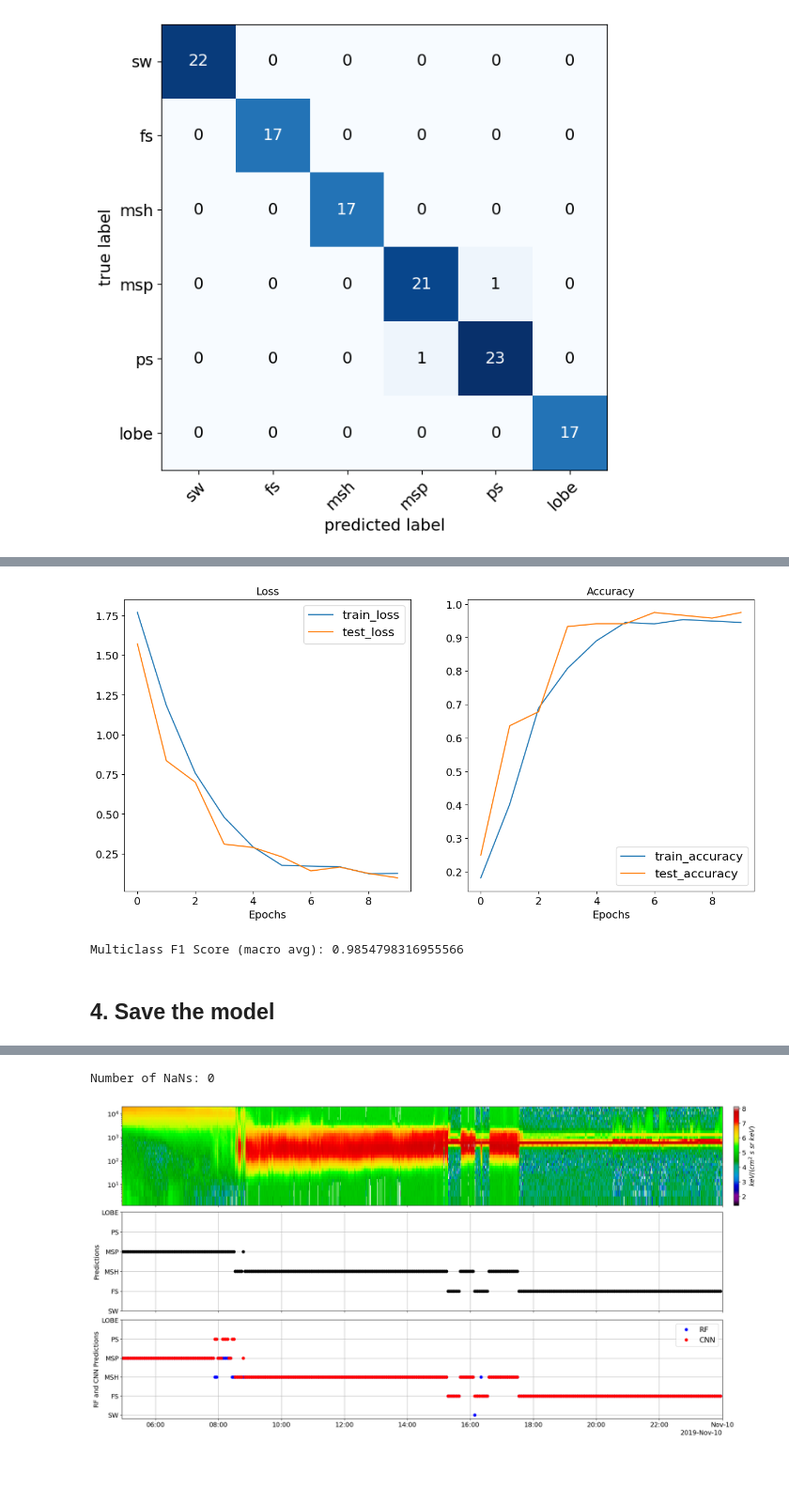
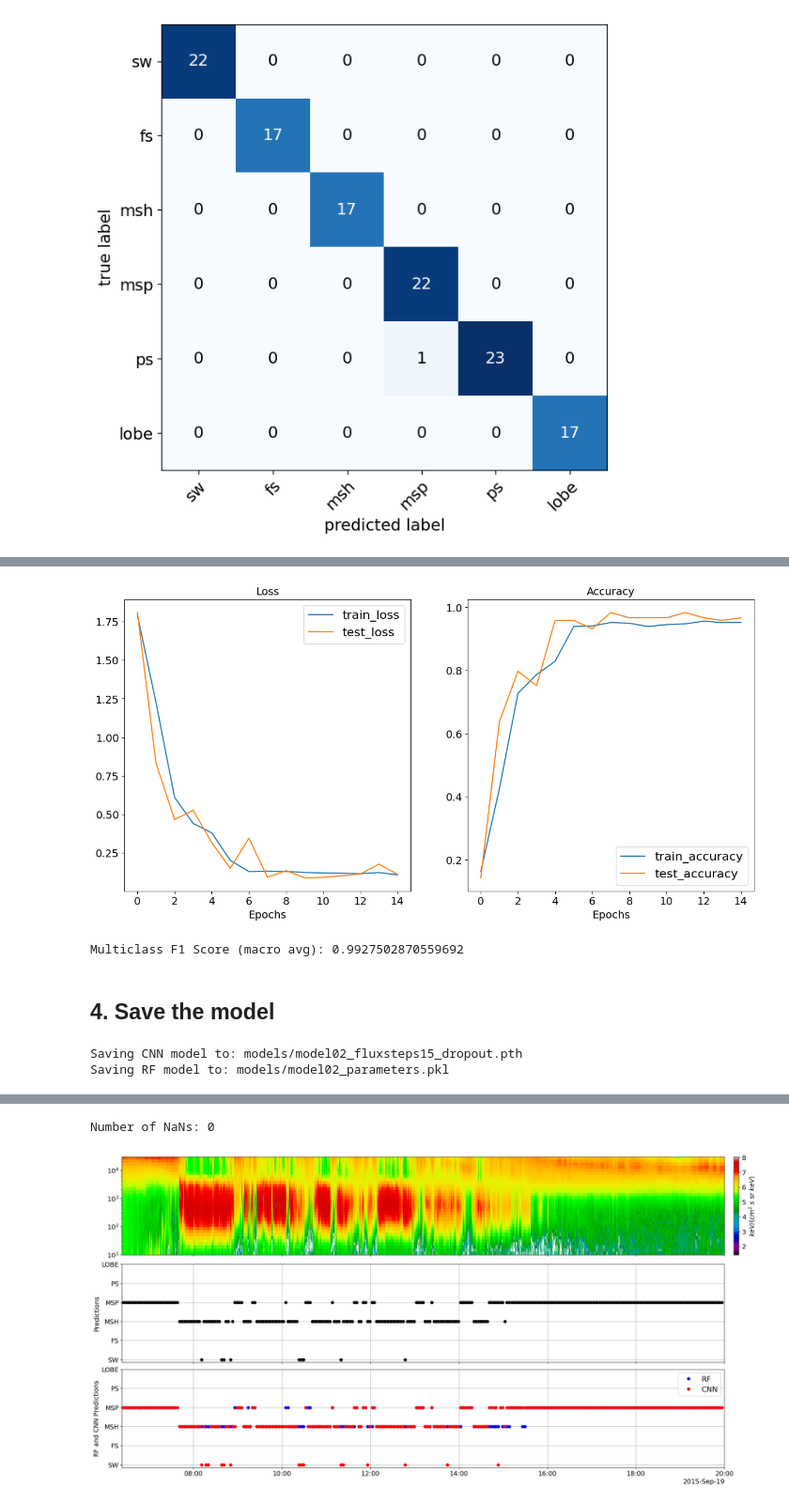
Before and after one commit to nargesahmadi/Magnetospheric-Regions, a Jupyter notebook: main_CNNRF.ipynb, the cells around one changed output, grey strips where cells are left out. Shown: that part at 94% size. Cells and saved outputs as stored; diff of their text form; code cells hidden in the pictures; blank space fills up the shorter version.

```diff
--- a/main_CNNRF.ipynb
+++ b/main_CNNRF.ipynb
@@ -219,7 +219,7 @@ results = {"epochs": [],
            "test_acc": []}
 
 # Training loop
-num_epochs = 10
+num_epochs = 15
 batch_size = 8
 num_samples = len(X1_train)
 for epoch in range(num_epochs):
@@ -375,7 +375,7 @@ from utilities import plot_loss_curves
 
 plot_loss_curves(results)
 # %% [output]
-[figure, old version]
+[figure, new version]
 # %%
 from torchmetrics import F1Score
 
@@ -386,35 +386,38 @@ f1_metric_multiclass = F1Score(task="multiclass", num_classes=6, average="macro"
 f1_score_multiclass = f1_metric_multiclass(y_pred_tensor, y_test)
 print(f"Multiclass F1 Score (macro avg): {f1_score_multiclass}")
 # %% [output]
-Multiclass F1 Score (macro avg): 0.9854798316955566
+Multiclass F1 Score (macro avg): 0.9927502870559692
 # %% [markdown]
 ## 4. Save the model
 # %%
-# from pathlib import Path
+from pathlib import Path
 
-# # Create models directory (if it doesn't already exist), see: https://docs.python.org/3/library/pathlib.html#pathlib.Path.mkdir
-# MODEL_PATH = Path("models")
-# MODEL_PATH.mkdir(parents=True, # create parent directories if needed
-#                  exist_ok=True # if models directory already exists, don't error
-# )
+# Create models directory (if it doesn't already exist), see: https://docs.python.org/3/library/pathlib.html#pathlib.Path.mkdir
+MODEL_PATH = Path("models")
+MODEL_PATH.mkdir(parents=True, # create parent directories if needed
+                 exist_ok=True # if models directory already exists, don't error
+)
 
-# # Create cnn model save path
-# CNN_MODEL_NAME = "model01_fluxsteps20.pth"
-# CNN_MODEL_SAVE_PATH = MODEL_PATH / CNN_MODEL_NAME
+# Create cnn model save path
+CNN_MODEL_NAME = "model02_fluxsteps15_dropout.pth"
+CNN_MODEL_SAVE_PATH = MODEL_PATH / CNN_MODEL_NAME
 
-# # Save the cnn model state dict
-# print(f"Saving CNN model to: {CNN_MODEL_SAVE_PATH}")
-# torch.save(obj=model.state_dict(), # only saving the state_dict() only saves the learned parameters
-#            f=CNN_MODEL_SAVE_PATH)
+# Save the cnn model state dict
+print(f"Saving CNN model to: {CNN_MODEL_SAVE_PATH}")
+torch.save(obj=model.state_dict(), # only saving the state_dict() only saves the learned parameters
+           f=CNN_MODEL_SAVE_PATH)
 
-# import joblib
-# # Create rf model save path
-# RF_MODEL_NAME = "model01_parameters.pkl"
-# RF_MODEL_SAVE_PATH = MODEL_PATH / RF_MODEL_NAME
+import joblib
+# Create rf model save path
+RF_MODEL_NAME = "model02_parameters.pkl"
+RF_MODEL_SAVE_PATH = MODEL_PATH / RF_MODEL_NAME
 
-# # Save the RF model
-# joblib.dump(rf, RF_MODEL_SAVE_PATH )
-# print(f"Saving RF model to: {RF_MODEL_SAVE_PATH}")
+# Save the RF model
+joblib.dump(rf, RF_MODEL_SAVE_PATH )
+print(f"Saving RF model to: {RF_MODEL_SAVE_PATH}")
+# %% [output]
+Saving CNN model to: models/model02_fluxsteps15_dropout.pth
+Saving RF model to: models/model02_parameters.pkl
 # %%
 import os
 import torch
@@ -645,7 +648,7 @@ def predictions_cnn_rf(cnn_model:torch.nn.Module, rf_model, trange):
 # trange = ['2023-05-02/00:00:00', '2023-05-02/23:59:00']
 # predict.predictions_cnn_rf(model, rf, trange)
 
-trange = ['2019-11-09/00:05:00', '2019-11-09/23:59:00']
+# trange = ['2019-11-09/00:05:00', '2019-11-09/23:59:00']
 # trange = ['2019-12-07/00:05:00', '2019-12-07/23:59:00']
 # trange = ['2022-01-09/00:00:00', '2022-01-09/23:59:00']
 # trange = ['2023-04-17/00:00:00', '2023-04-17/23:59:00']
@@ -662,6 +665,6 @@ trange = ['2019-11-09/00:05:00', '2019-11-09/23:59:00']
 
 ## flank use case
 # trange = ['2015-09-15/00:08:00', '2015-09-15/20:00:00'] # flank
-# trange = ['2015-09-19/00:07:00', '2015-09-19/20:00:00'] # flank
+trange = ['2015-09-19/00:07:00', '2015-09-19/20:00:00'] # flank
 predictions_cnn_rf(model, rf, trange)
 # %% [output]
@@ -685,2 +685,2 @@ predictions_cnn_rf(model, rf, trange)
 Number of NaNs: 0
-[figure, old version]
+[figure, new version]
```
Also changed, not shown: parts of 4 cells of this notebook.
